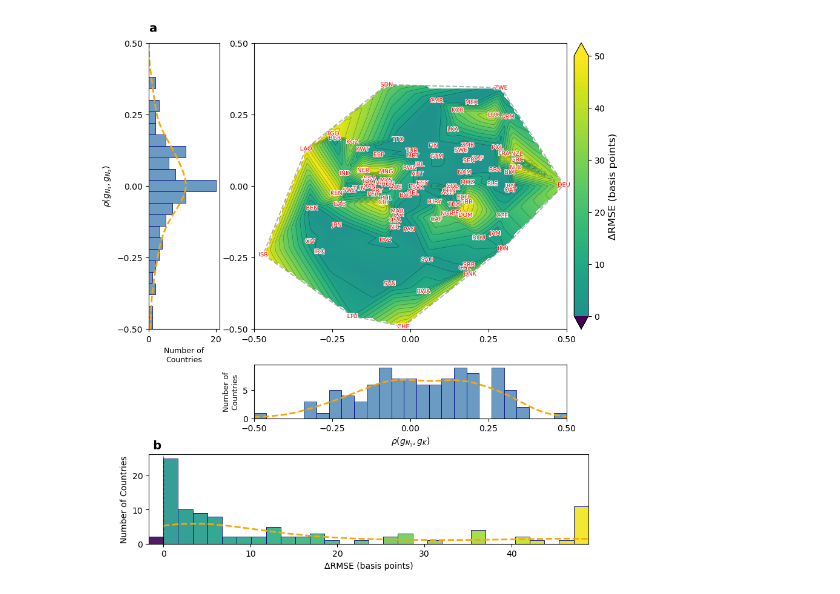
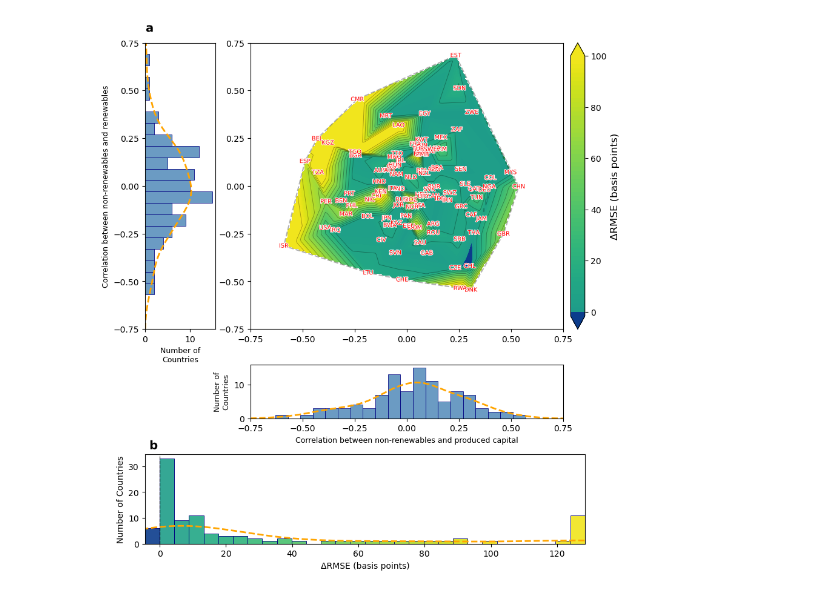
Before and after one commit to xabajian/ACF_NK_Measurement, a Jupyter notebook: scripts/5_Figure1.ipynb, the cells around one changed output. Cells and saved outputs as stored; diff of their text form; code cells hidden in the pictures.

```diff
--- a/scripts/5_Figure1.ipynb
+++ b/scripts/5_Figure1.ipynb
@@ -5,7 +5,7 @@ import matplotlib.pyplot as plt
 import matplotlib.ticker as ticker
 import matplotlib.patheffects as pe
 from matplotlib.gridspec import GridSpec
-from matplotlib.colors import TwoSlopeNorm
+from matplotlib.colors import LinearSegmentedColormap, BoundaryNorm
 from scipy.interpolate import griddata
 from scipy.spatial import ConvexHull
 from scipy.stats import gaussian_kde
@@ -31,7 +31,7 @@ iso_codes = df.loc[mask, "country_string"].values
 # -----------------------------
 # 2) Even grid
 # -----------------------------
-grid_min, grid_max, step = -0.5, 0.5, 0.01
+grid_min, grid_max, step = -0.75, 0.75, 0.01
 xi = np.arange(grid_min, grid_max + 1e-12, step)
 yi = np.arange(grid_min, grid_max + 1e-12, step)
 X, Y = np.meshgrid(xi, yi)
@@ -83,40 +83,56 @@ ax_z = fig.add_subplot(gs[2, :])
 # -----------------------------
 Z_min = float(np.nanmin(Z_plot)) if np.isfinite(np.nanmin(Z_plot)) else float(np.min(z))
 
-vmax = 50.0
-vcenter = 0.0
+vmax = 100.0
 vmin = min(Z_min, -1e-6)
 
-levels = np.linspace(vmin, vmax, 61)
-norm = TwoSlopeNorm(vmin=vmin, vcenter=vcenter, vmax=vmax)
+# Explicit break at zero:
+# one color for all negatives, green-only viridis range for positives
+neg_color = "#0b3c8c"  # dark blue
+n_pos = 60
+
+levels = np.concatenate(([vmin, 0.0], np.linspace(0.0, vmax, n_pos + 1)[1:]))
+
+viridis = plt.get_cmap("viridis")
+
+# Use only the greener upper-middle portion of viridis for positive values
+# Lower bound moved up to avoid teal/blue tones
+pos_colors = viridis(np.linspace(0.55, 0.98, n_pos))
+
+all_colors = np.vstack(([plt.matplotlib.colors.to_rgba(neg_color)], pos_colors))
+cmap = LinearSegmentedColormap.from_list("custom_rmse_green", all_colors, N=len(all_colors))
+norm = BoundaryNorm(levels, ncolors=cmap.N, clip=False)
 
 cf = ax_joint.contourf(
     X, Y, Z_plot,
     levels=levels,
+    cmap=cmap,
     norm=norm,
-    cmap="viridis",
     extend="both"
 )
 
 # Slightly thinner contour lines so the color field dominates
 ax_joint.contour(
     X, Y, Z_plot,
-    levels=levels[::5],
-    linewidths=0.5,
+    levels=levels[::6],   # fewer contour lines
+    linewidths=0.6,
     colors="k",
     alpha=0.35
 )
 
 # -----------------------------
-# Colorbar: fixed ticks 0..50 by 10
+# Colorbar
 # -----------------------------
 cbar = fig.colorbar(cf, ax=ax_joint, pad=0.02)
 cbar.set_label("ΔRMSE (basis points)", fontsize=12)
-cbar.set_ticks([0, 10, 20, 30, 40, 50])
-
+cbar.set_ticks([0, 20, 40, 60, 80, 100])
+cbar.ax.minorticks_off()   # removes small ticks
 cbar.formatter = ticker.ScalarFormatter(useMathText=False)
 cbar.formatter.set_scientific(False)
 cbar.update_ticks()
+cbar.ax.minorticks_off()   # removes small ticks
+
+
 
 # ISO labels
 for xi0, yi0, label in zip(x, y, iso_codes):
@@ -127,7 +143,7 @@ for xi0, yi0, label in zip(x, y, iso_codes):
         path_effects=[pe.withStroke(linewidth=1.5, foreground="white")]
     )
 
-# Convex hull (slightly lighter)
+# Convex hull
 ax_joint.plot(
     hull_xy[:, 0], hull_xy[:, 1],
     linestyle="--", linewidth=1.5,
@@ -140,8 +156,7 @@ ax_joint.set_ylim(grid_min, grid_max)
 ax_joint.set_xlabel("")
 ax_joint.set_ylabel("")
 
-# Make tick spacing symmetric & identical on both correlation axes
-tick_vals = [-0.5, -0.25, 0.0, 0.25, 0.5]
+tick_vals = [-0.75, -0.5, -0.25, 0.0, 0.25, 0.5, 0.75]
 ax_joint.set_xticks(tick_vals)
 ax_joint.set_yticks(tick_vals)
 
@@ -174,7 +189,7 @@ ax_bottom.plot(
     color=kde_color, linestyle="--", linewidth=2
 )
 
-ax_bottom.set_xlabel(r"$\rho(g_{N_1}, g_{K})$")
+ax_bottom.set_xlabel("Correlation between non-renewables and produced capital", fontsize=label_fs)
 ax_bottom.set_ylabel("Number of\nCountries", fontsize=label_fs)
 ax_bottom.set_xlim(grid_min, grid_max)
 ax_bottom.set_xticks(tick_vals)
@@ -197,12 +212,12 @@ ax_left.plot(
     color=kde_color, linestyle="--", linewidth=2
 )
 
-ax_left.set_ylabel(r"$\rho(g_{N_1}, g_{N_2})$")
+ax_left.set_ylabel("Correlation between non-renewables and renewables", fontsize=label_fs)
 ax_left.set_xlabel("Number of\nCountries", fontsize=label_fs)
 ax_left.set_ylim(grid_min, grid_max)
 ax_left.set_yticks(tick_vals)
 
-# Panel label "a" (just above top spine)
+# Panel label "a"
 ax_left.text(
     0.01, 1.03, "a",
     transform=ax_left.transAxes,
@@ -226,6 +241,7 @@ edges_positive = (
     if zmax_data > 0 else
     np.linspace(0, 1, bins_positive + 1)
 )
+
 edges_z = np.concatenate(([-bin_width], edges_positive))
 
 counts_z, edges_z, patches = ax_z.hist(
@@ -236,10 +252,12 @@ counts_z, edges_z, patches = ax_z.hist(
 )
 
 # Match colors to contour plot
-cmap = cf.cmap
 for patch, left, right in zip(patches, edges_z[:-1], edges_z[1:]):
     center = 0.5 * (left + right)
-    patch.set_facecolor(cmap(norm(center)))
+    if center < 0:
+        patch.set_facecolor(neg_color)
+    else:
+        patch.set_facecolor(cmap(norm(center)))
     patch.set_alpha(0.9)
 
 # KDE overlay
@@ -258,7 +276,7 @@ ax_z.set_xlim(edges_z[0], zmax_data)
 ax_z.set_xlabel("ΔRMSE (basis points)")
 ax_z.set_ylabel("Number of Countries")
 
-# Panel label "b" (just above top spine)
+# Panel label "b"
 ax_z.text(
     0.01, 1.03, "b",
     transform=ax_z.transAxes,
@@ -292,31 +310,31 @@ shift = 0.045
 
 ax_left.set_position([
     pos_left.x0 - shift,
     pos_left.y0,
     pos_left.width,
     pos_left.height
 ])
 
 # Align panel b to full panel-a footprint (left hist -> colorbar)
 fig.canvas.draw()
 pos_left  = ax_left.get_position()
 pos_z     = ax_z.get_position()
 pos_cbar  = cbar.ax.get_position()
 
 x0 = pos_left.x0
 x1 = pos_cbar.x1
 
 ax_z.set_position([
     x0,
     pos_z.y0,
     x1 - x0,
     pos_z.height
 ])
 
 fig.canvas.draw()
 plt.show()
 
 # Save
 fig.savefig("rmse_reduction_final_aligned.pdf", bbox_inches="tight")
 # %% [output]
-[figure, old version]
+[figure, new version]
```
Also changed, not shown: 39 other files.
